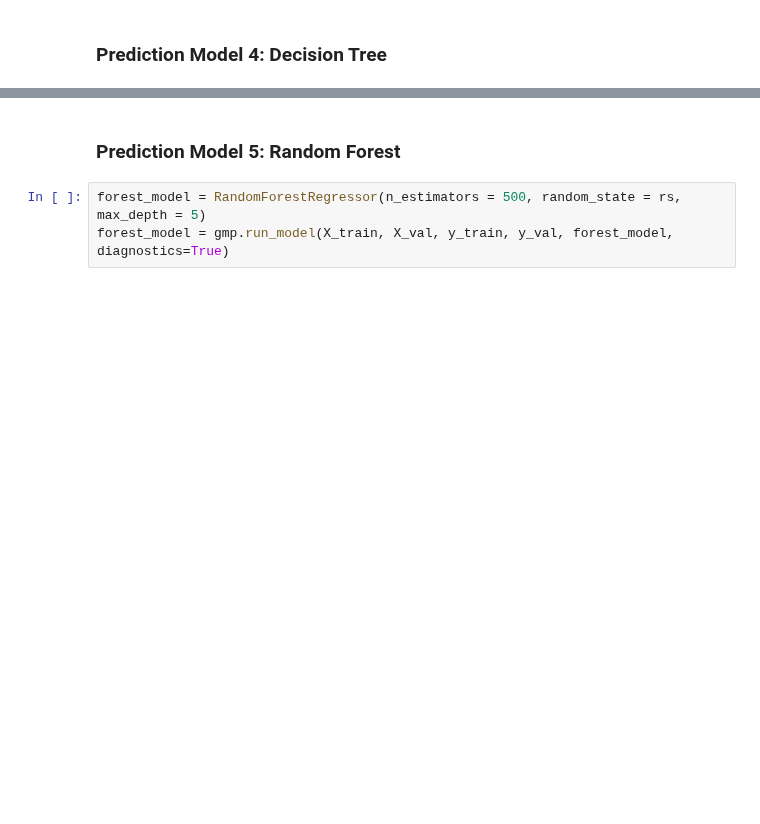
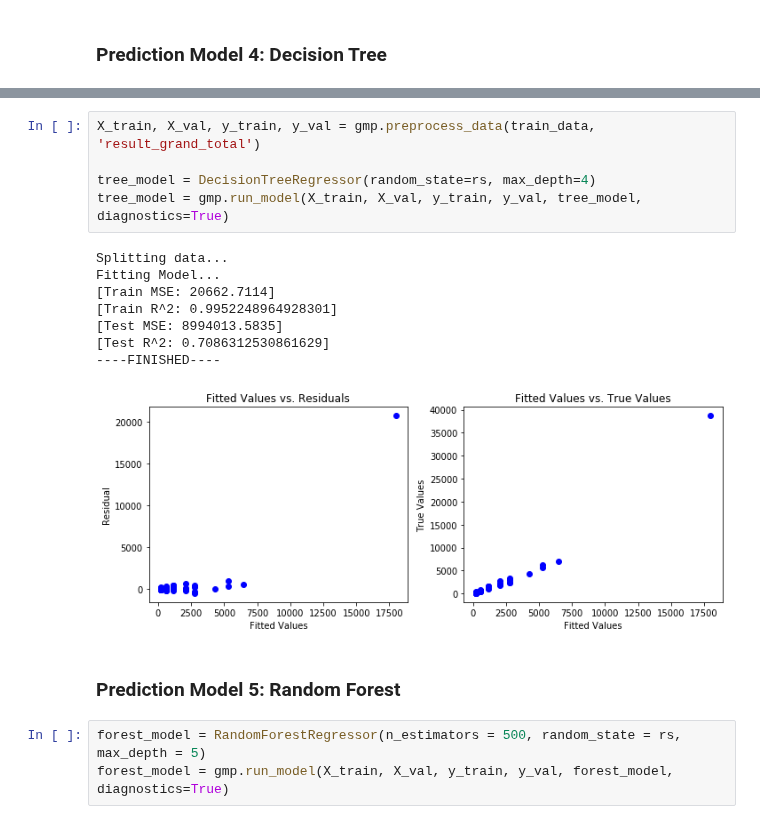
Before and after one commit to vincent-lao/carbon-footprint, a Jupyter notebook: code/model/county-carbon-footprint-models.ipynb, the cells around one changed output, grey strips where cells are left out. Cells and saved outputs as stored; diff of their text form; blank space fills up the shorter version.

```diff
--- a/code/model/county-carbon-footprint-models.ipynb
+++ b/code/model/county-carbon-footprint-models.ipynb
@@ -132,3 +137,17 @@ gmp.tree_kfold_cv(tree, param_dist, X_train, y_train, n_iter=1000, random_state
+# %%
+X_train, X_val, y_train, y_val = gmp.preprocess_data(train_data, 'result_grand_total')
+
+tree_model = DecisionTreeRegressor(random_state=rs, max_depth=4)
+tree_model = gmp.run_model(X_train, X_val, y_train, y_val, tree_model, diagnostics=True)
+# %% [output]
+Splitting data...
+Fitting Model...
+[Train MSE: 20662.7114]
+[Train R^2: 0.9952248964928301]
+[Test MSE: 8994013.5835]
+[Test R^2: 0.7086312530861629]
+----FINISHED----
+[figure, added]
 # %% [markdown]
 ### Prediction Model 5: Random Forest
 # %%
```
Also changed, not shown: parts of 10 cells of this notebook, 1 other file.
